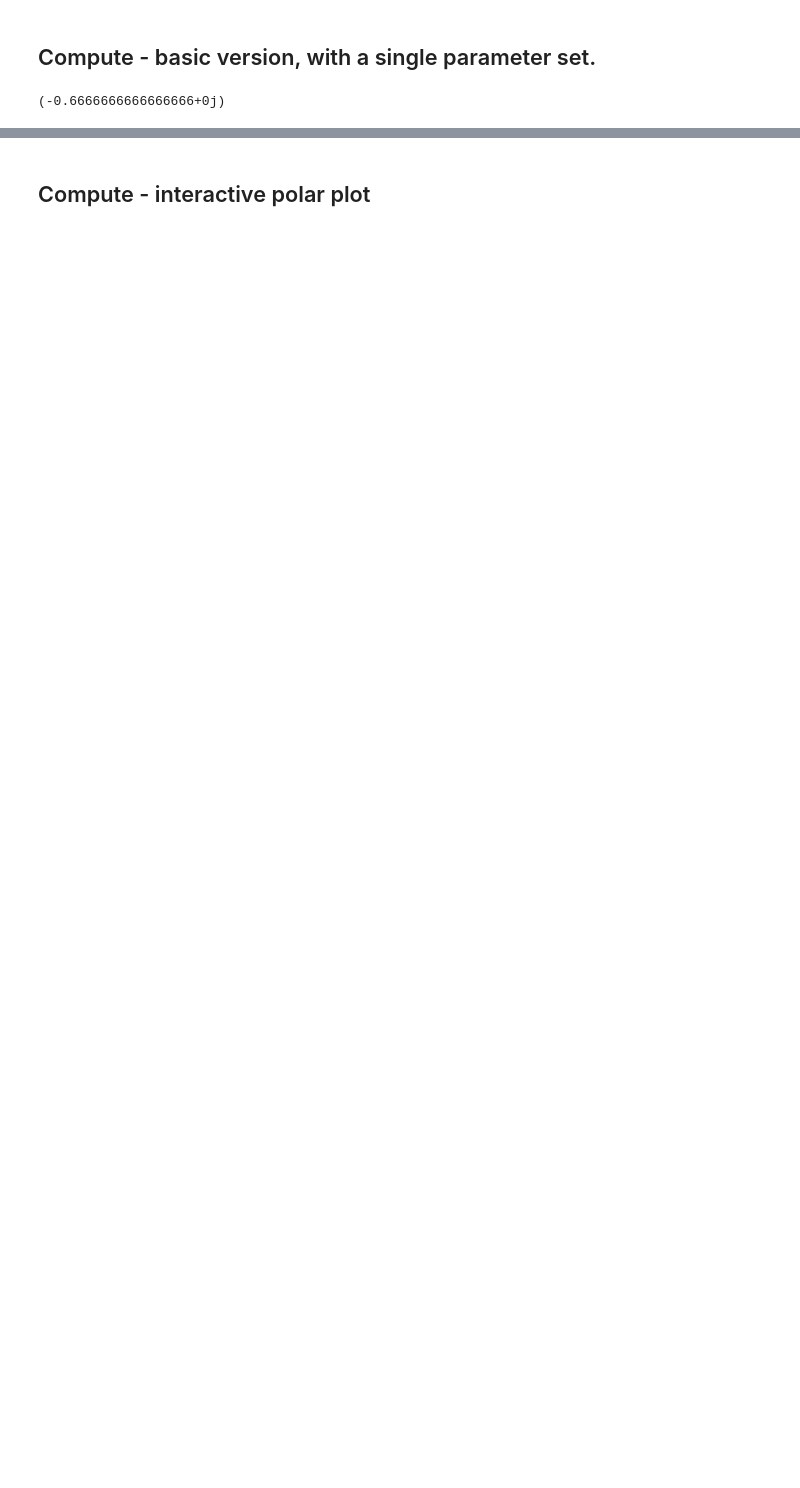
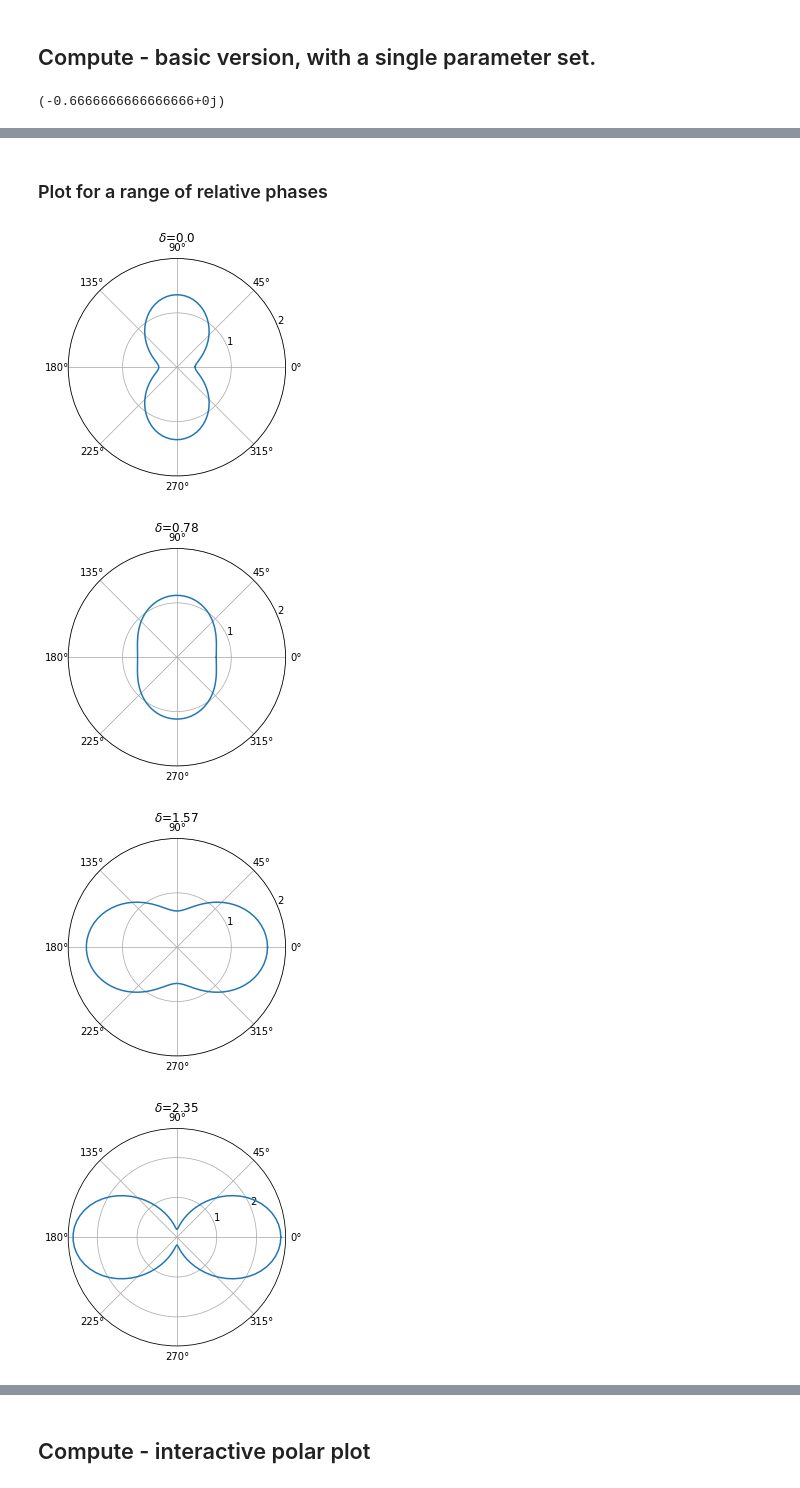
Before and after one commit to phockett/Quantum-Metrology-with-Photoelectrons, a Jupyter notebook: Cooper-Zare_model/Cooper-Zare_model.ipynb, the cells around one changed output, grey strips where cells are left out. Cells and saved outputs as stored; diff of their text form; code cells hidden in the pictures; blank space fills up the shorter version.

```diff
--- a/Cooper-Zare_model/Cooper-Zare_model.ipynb
+++ b/Cooper-Zare_model/Cooper-Zare_model.ipynb
@@ -98,0 +136,22 @@ print(betaCZ(l,lp,lm))
+# %% [markdown]
+### Plot for a range of relative phases
+# %%
+# Set a range of phases
+deltaRange=np.linspace(0,np.pi,5)
+
+# Plot from the range of relative phases
+for delta in deltaRange:
+    # Calculate PAD
+    (I,theta)=betaPlotPAD(l,lm,lp,delta)
+
+    # Plot - polar style
+    ax = plt.subplot(111, projection='polar')
+    ax.plot(theta, I)
+    ax.set_rticks([1, 2])  # Reduce number of radial ticks
+    plt.title('$\delta$=%2.4s'%(delta))
+    plt.show()
+# %% [output]
+[figure, added]
+[figure, added]
+[figure, added]
+[figure, added]
```
Also changed, not shown: parts of 11 cells of this notebook.
